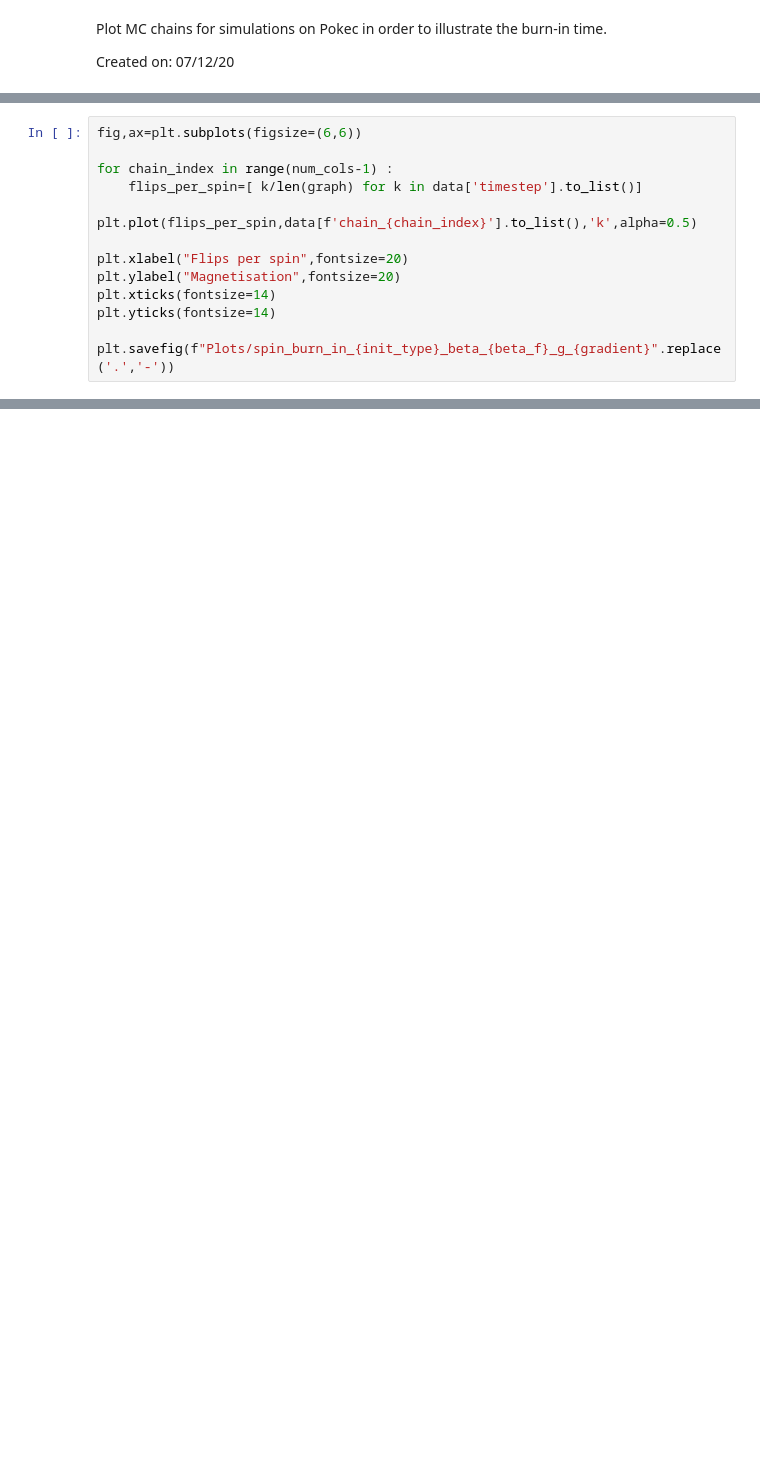
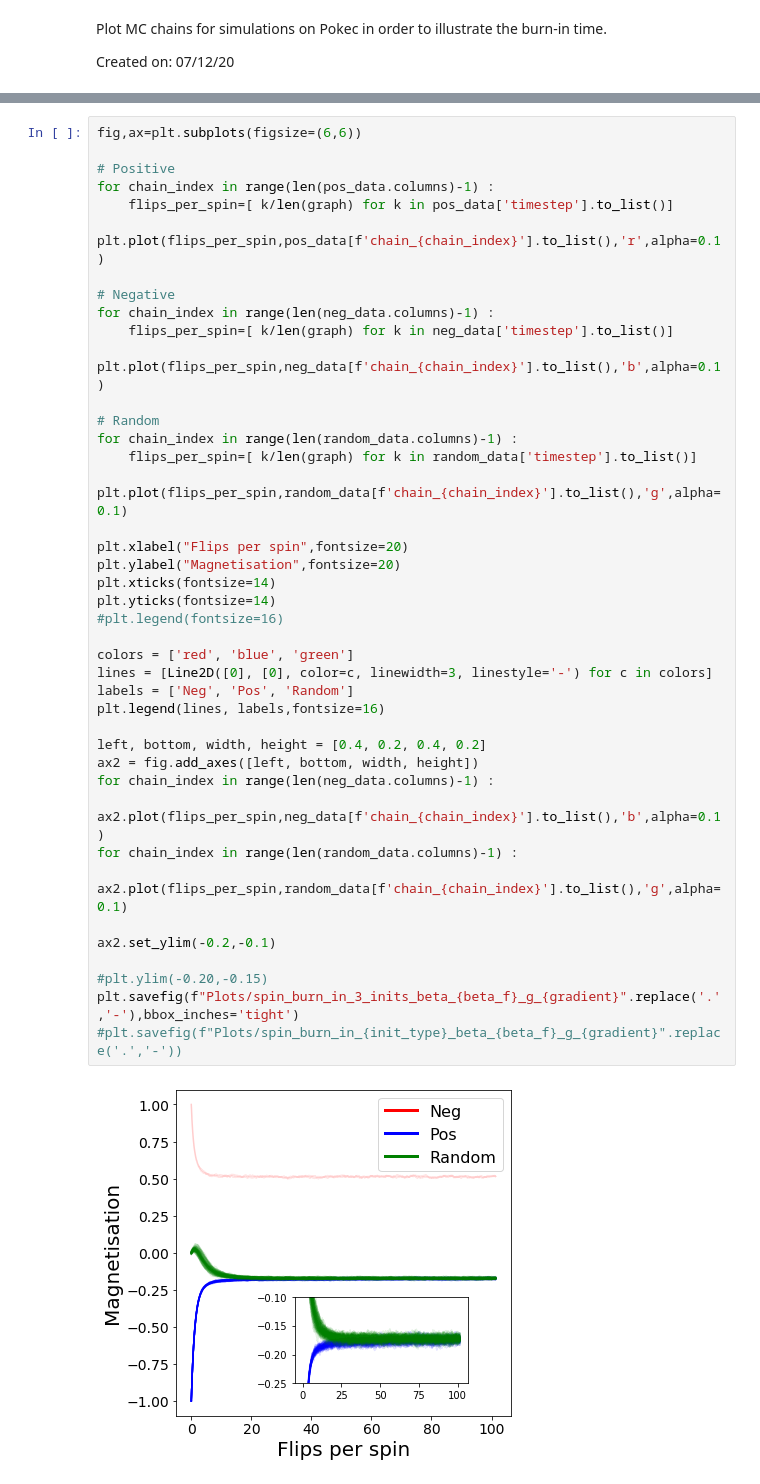
Before and after one commit to MGarrod1/unobserved_spin_influence, a Jupyter notebook: Figure_3_Pokec/Make_Pokec_burn_in_time_plots.ipynb, the cells around one changed output, grey strips where cells are left out. Cells and saved outputs as stored; diff of their text form; blank space fills up the shorter version.

Commit message:
plot all 3 initial condition types on the same axis

```diff
--- a/Figure_3_Pokec/Make_Pokec_burn_in_time_plots.ipynb
+++ b/Figure_3_Pokec/Make_Pokec_burn_in_time_plots.ipynb
@@ -40,13 +33,0 @@ print(num_cols)
-# %%
-fig,ax=plt.subplots(figsize=(6,6))
-
-for chain_index in range(num_cols-1) :
-    flips_per_spin=[ k/len(graph) for k in data['timestep'].to_list()]
-    plt.plot(flips_per_spin,data[f'chain_{chain_index}'].to_list(),'k',alpha=0.5)
-
-plt.xlabel("Flips per spin",fontsize=20)
-plt.ylabel("Magnetisation",fontsize=20)
-plt.xticks(fontsize=14)
-plt.yticks(fontsize=14)
-
-plt.savefig(f"Plots/spin_burn_in_{init_type}_beta_{beta_f}_g_{gradient}".replace('.','-'))
@@ -54,0 +38,43 @@ plt.savefig(f"Plots/spin_burn_in_{init_type}_beta_{beta_f}_g_{gradient}".replace
+# %%
+fig,ax=plt.subplots(figsize=(6,6))
+
+# Positive
+for chain_index in range(len(pos_data.columns)-1) :
+    flips_per_spin=[ k/len(graph) for k in pos_data['timestep'].to_list()]
+    plt.plot(flips_per_spin,pos_data[f'chain_{chain_index}'].to_list(),'r',alpha=0.1)
+
+# Negative
+for chain_index in range(len(neg_data.columns)-1) :
+    flips_per_spin=[ k/len(graph) for k in neg_data['timestep'].to_list()]
+    plt.plot(flips_per_spin,neg_data[f'chain_{chain_index}'].to_list(),'b',alpha=0.1)
+
+# Random
+for chain_index in range(len(random_data.columns)-1) :
+    flips_per_spin=[ k/len(graph) for k in random_data['timestep'].to_list()]
+    plt.plot(flips_per_spin,random_data[f'chain_{chain_index}'].to_list(),'g',alpha=0.1)
+
+plt.xlabel("Flips per spin",fontsize=20)
+plt.ylabel("Magnetisation",fontsize=20)
+plt.xticks(fontsize=14)
+plt.yticks(fontsize=14)
+#plt.legend(fontsize=16)
+
+colors = ['red', 'blue', 'green']
+lines = [Line2D([0], [0], color=c, linewidth=3, linestyle='-') for c in colors]
+labels = ['Neg', 'Pos', 'Random']
+plt.legend(lines, labels,fontsize=16)
+
+left, bottom, width, height = [0.4, 0.2, 0.4, 0.2]
+ax2 = fig.add_axes([left, bottom, width, height])
+for chain_index in range(len(neg_data.columns)-1) :
+    ax2.plot(flips_per_spin,neg_data[f'chain_{chain_index}'].to_list(),'b',alpha=0.1)
+for chain_index in range(len(random_data.columns)-1) :
+    ax2.plot(flips_per_spin,random_data[f'chain_{chain_index}'].to_list(),'g',alpha=0.1)
+
+ax2.set_ylim(-0.2,-0.1)
+
+#plt.ylim(-0.20,-0.15)
+plt.savefig(f"Plots/spin_burn_in_3_inits_beta_{beta_f}_g_{gradient}".replace('.','-'),bbox_inches='tight')
+#plt.savefig(f"Plots/spin_burn_in_{init_type}_beta_{beta_f}_g_{gradient}".replace('.','-'))
+# %% [output]
+[figure, added]
```
Also changed, not shown: parts of 5 cells of this notebook.
